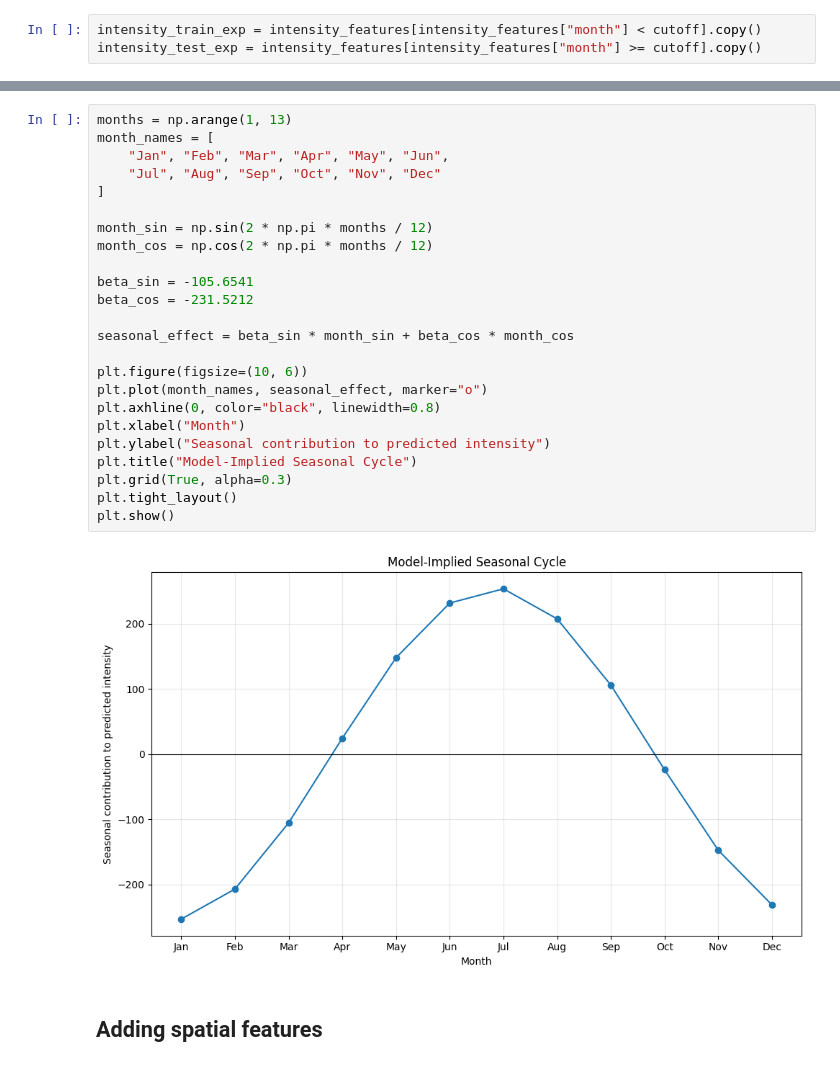
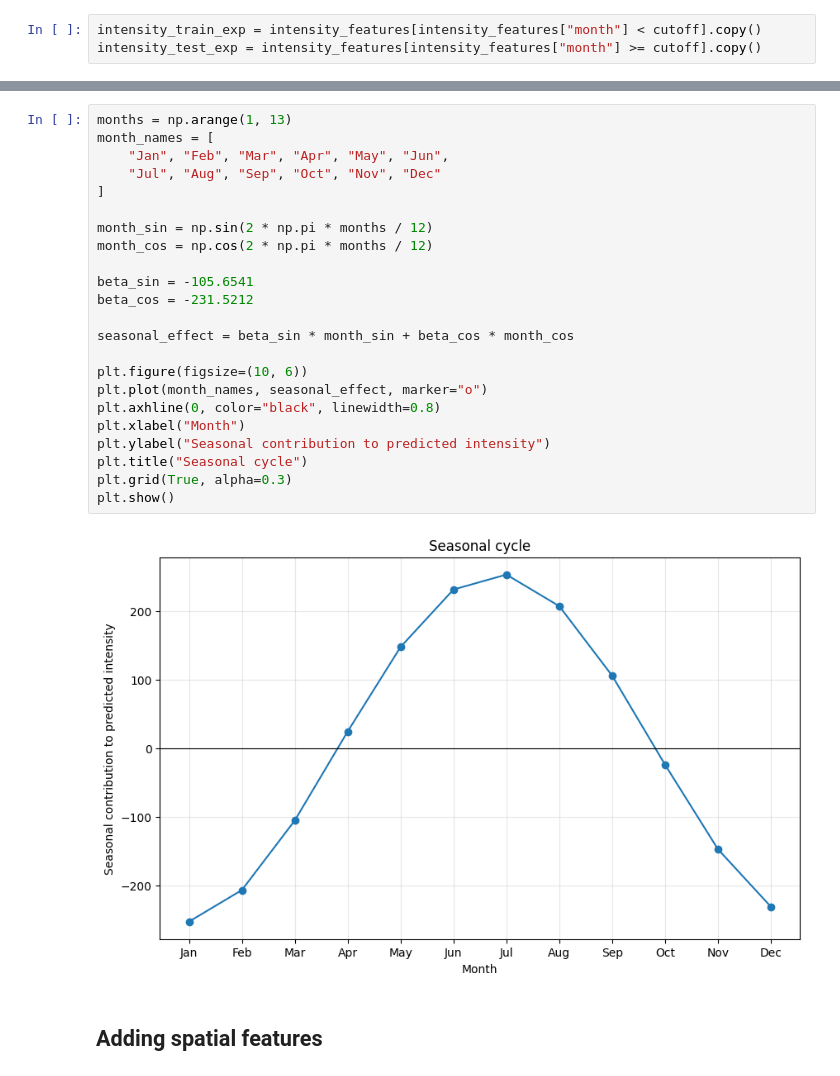
Before and after one commit to rostyslav-bilous/TUe-Multi-Disciplinary-CBL, a Jupyter notebook: notebooks/regression test.ipynb, the cells around one changed output, grey strips where cells are left out. Cells and saved outputs as stored; diff of their text form.

```diff
--- a/notebooks/regression test.ipynb
+++ b/notebooks/regression test.ipynb
@@ -1164,29 +1164,28 @@ strong multicollinearity or other numerical problems.
 # %%
 months = np.arange(1, 13)
 month_names = [
     "Jan", "Feb", "Mar", "Apr", "May", "Jun",
     "Jul", "Aug", "Sep", "Oct", "Nov", "Dec"
 ]
 
 month_sin = np.sin(2 * np.pi * months / 12)
 month_cos = np.cos(2 * np.pi * months / 12)
 
 beta_sin = -105.6541
 beta_cos = -231.5212
 
 seasonal_effect = beta_sin * month_sin + beta_cos * month_cos
 
 plt.figure(figsize=(10, 6))
 plt.plot(month_names, seasonal_effect, marker="o")
 plt.axhline(0, color="black", linewidth=0.8)
 plt.xlabel("Month")
 plt.ylabel("Seasonal contribution to predicted intensity")
-plt.title("Model-Implied Seasonal Cycle")
+plt.title("Seasonal cycle")
 plt.grid(True, alpha=0.3)
-plt.tight_layout()
 plt.show()
 # %% [output]
-[figure, old version]
+[figure, new version]
 # %% [markdown]
 ## Adding spatial features
 # %%
```
Also changed, not shown: parts of 28 cells of this notebook.
